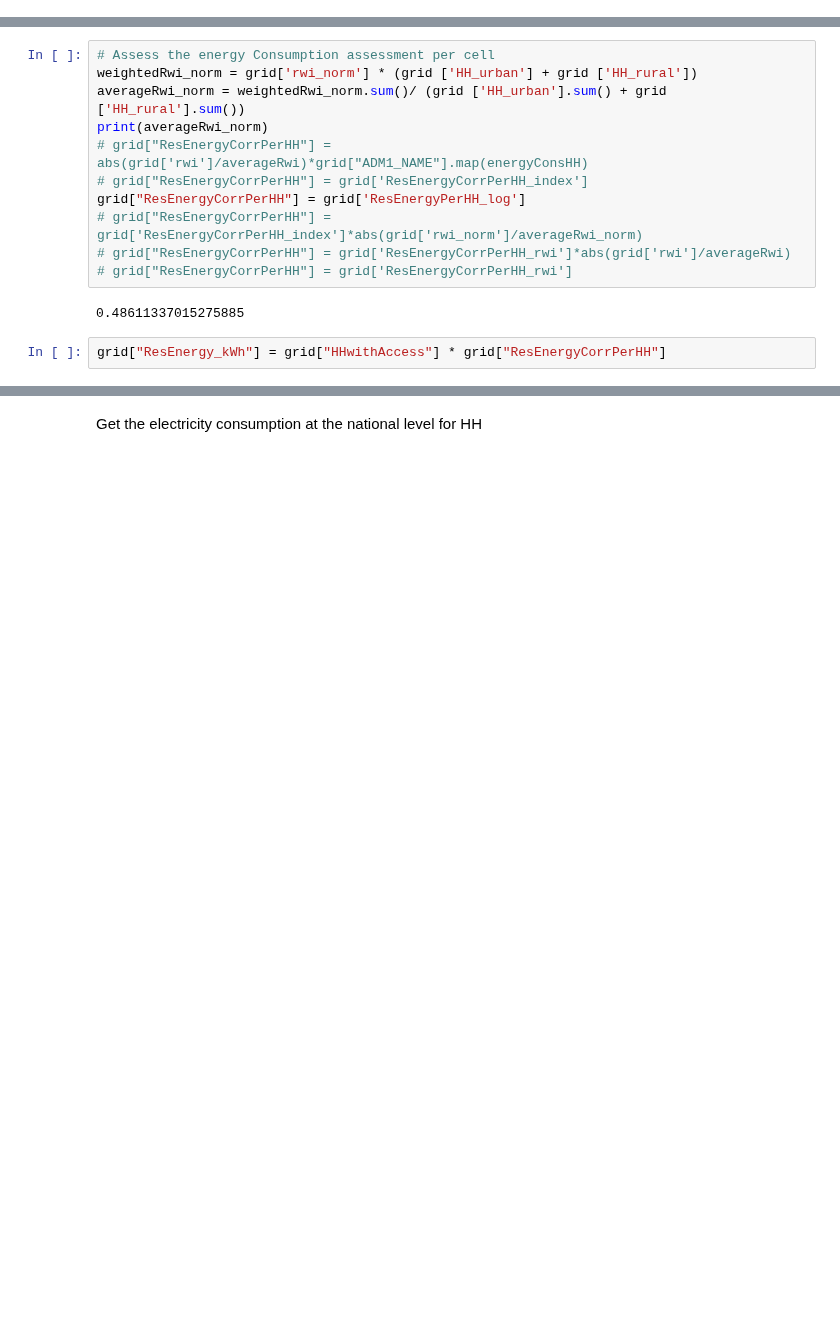
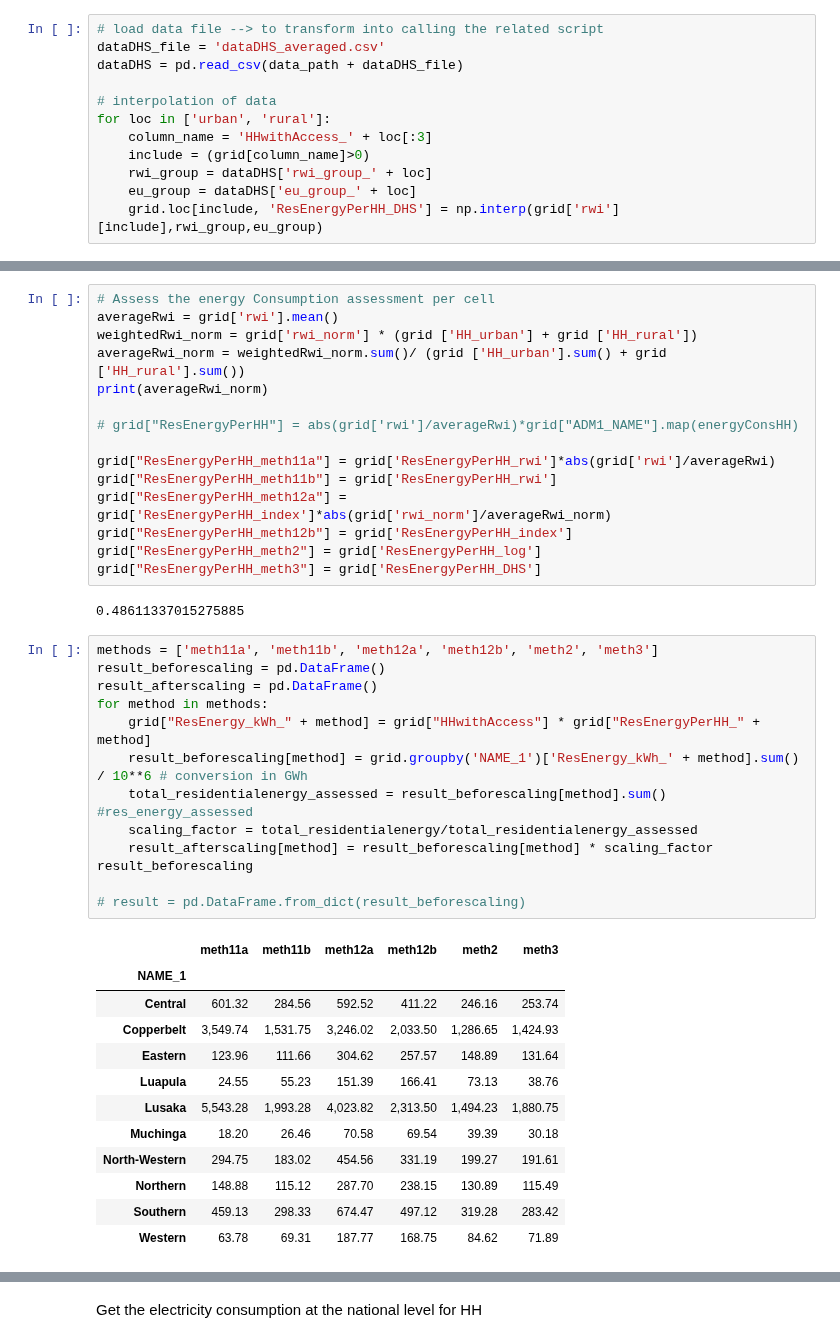
Before and after one commit to ariane-millot/EDeMOS, a Jupyter notebook: Residential/BuildingDemandMethod1_Simplified.ipynb, the cells around one changed output, grey strips where cells are left out. Saved outputs shown, nothing was run; the diff lists cells and outputs as text; blank space fills up the shorter version.

```diff
--- a/Residential/BuildingDemandMethod1_Simplified.ipynb
+++ b/Residential/BuildingDemandMethod1_Simplified.ipynb
@@ -737,3 +741,15 @@ Name: HHwithAccess_rur, dtype: float64
+# %%
+# load data file --> to transform into calling the related script
+dataDHS_file = 'dataDHS_averaged.csv'
+dataDHS = pd.read_csv(data_path + dataDHS_file)
+
+# interpolation of data
+for loc in ['urban', 'rural']:
+    column_name = 'HHwithAccess_' + loc[:3]
+    include = (grid[column_name]>0)
+    rwi_group = dataDHS['rwi_group_' + loc]
+    eu_group = dataDHS['eu_group_' + loc]
+    grid.loc[include, 'ResEnergyPerHH_DHS'] = np.interp(grid['rwi'][include],rwi_group,eu_group)
 # %% [markdown]
 ### Comparison to Falchetta dataset
 # %%
@@ -772,16 +788,44 @@ Name: HHwithAccess_rur, dtype: float64
 ### Step 3: assess energy consumption per cell
 # %%
 # Assess the energy Consumption assessment per cell
+averageRwi = grid['rwi'].mean()
 weightedRwi_norm = grid['rwi_norm'] * (grid ['HH_urban'] + grid ['HH_rural'])
 averageRwi_norm = weightedRwi_norm.sum()/ (grid ['HH_urban'].sum() + grid ['HH_rural'].sum())
 print(averageRwi_norm)
-# grid["ResEnergyCorrPerHH"] = abs(grid['rwi']/averageRwi)*grid["ADM1_NAME"].map(energyConsHH)
-# grid["ResEnergyCorrPerHH"] = grid['ResEnergyCorrPerHH_index']
-grid["ResEnergyCorrPerHH"] = grid['ResEnergyPerHH_log']
-# grid["ResEnergyCorrPerHH"] = grid['ResEnergyCorrPerHH_index']*abs(grid['rwi_norm']/averageRwi_norm)
-# grid["ResEnergyCorrPerHH"] = grid['ResEnergyCorrPerHH_rwi']*abs(grid['rwi']/averageRwi)
-# grid["ResEnergyCorrPerHH"] = grid['ResEnergyCorrPerHH_rwi']
+
+# grid["ResEnergyPerHH"] = abs(grid['rwi']/averageRwi)*grid["ADM1_NAME"].map(energyConsHH)
+
+grid["ResEnergyPerHH_meth11a"] = grid['ResEnergyPerHH_rwi']*abs(grid['rwi']/averageRwi)
+grid["ResEnergyPerHH_meth11b"] = grid['ResEnergyPerHH_rwi']
+grid["ResEnergyPerHH_meth12a"] = grid['ResEnergyPerHH_index']*abs(grid['rwi_norm']/averageRwi_norm)
+grid["ResEnergyPerHH_meth12b"] = grid['ResEnergyPerHH_index']
+grid["ResEnergyPerHH_meth2"] = grid['ResEnergyPerHH_log']
+grid["ResEnergyPerHH_meth3"] = grid['ResEnergyPerHH_DHS']
 # %% [output]
 0.48611337015275885
 # %%
-grid["ResEnergy_kWh"] = grid["HHwithAccess"] * grid["ResEnergyCorrPerHH"]
+methods = ['meth11a', 'meth11b', 'meth12a', 'meth12b', 'meth2', 'meth3']
+result_beforescaling = pd.DataFrame()
+result_afterscaling = pd.DataFrame()
+for method in methods:
+    grid["ResEnergy_kWh_" + method] = grid["HHwithAccess"] * grid["ResEnergyPerHH_" + method]
+    result_beforescaling[method] = grid.groupby('NAME_1')['ResEnergy_kWh_' + method].sum() / 10**6 # conversion in GWh
+    total_residentialenergy_assessed = result_beforescaling[method].sum() #res_energy_assessed
+    scaling_factor = total_residentialenergy/total_residentialenergy_assessed
+    result_afterscaling[method] = result_beforescaling[method] * scaling_factor
+result_beforescaling
+
+# result = pd.DataFrame.from_dict(result_beforescaling)
+# %% [output]
+|  | meth11a | meth11b | meth12a | meth12b | meth2 | meth3 |
+| NAME_1 |  |  |  |  |  |  |
+| Central | 601.32 | 284.56 | 592.52 | 411.22 | 246.16 | 253.74 |
+| Copperbelt | 3,549.74 | 1,531.75 | 3,246.02 | 2,033.50 | 1,286.65 | 1,424.93 |
+| Eastern | 123.96 | 111.66 | 304.62 | 257.57 | 148.89 | 131.64 |
+| Luapula | 24.55 | 55.23 | 151.39 | 166.41 | 73.13 | 38.76 |
+| Lusaka | 5,543.28 | 1,993.28 | 4,023.82 | 2,313.50 | 1,494.23 | 1,880.75 |
+| Muchinga | 18.20 | 26.46 | 70.58 | 69.54 | 39.39 | 30.18 |
+| North-Western | 294.75 | 183.02 | 454.56 | 331.19 | 199.27 | 191.61 |
+| Northern | 148.88 | 115.12 | 287.70 | 238.15 | 130.89 | 115.49 |
+| Southern | 459.13 | 298.33 | 674.47 | 497.12 | 319.28 | 283.42 |
+| Western | 63.78 | 69.31 | 187.77 | 168.75 | 84.62 | 71.89 |
```
Also changed, not shown: parts of 26 cells of this notebook.
